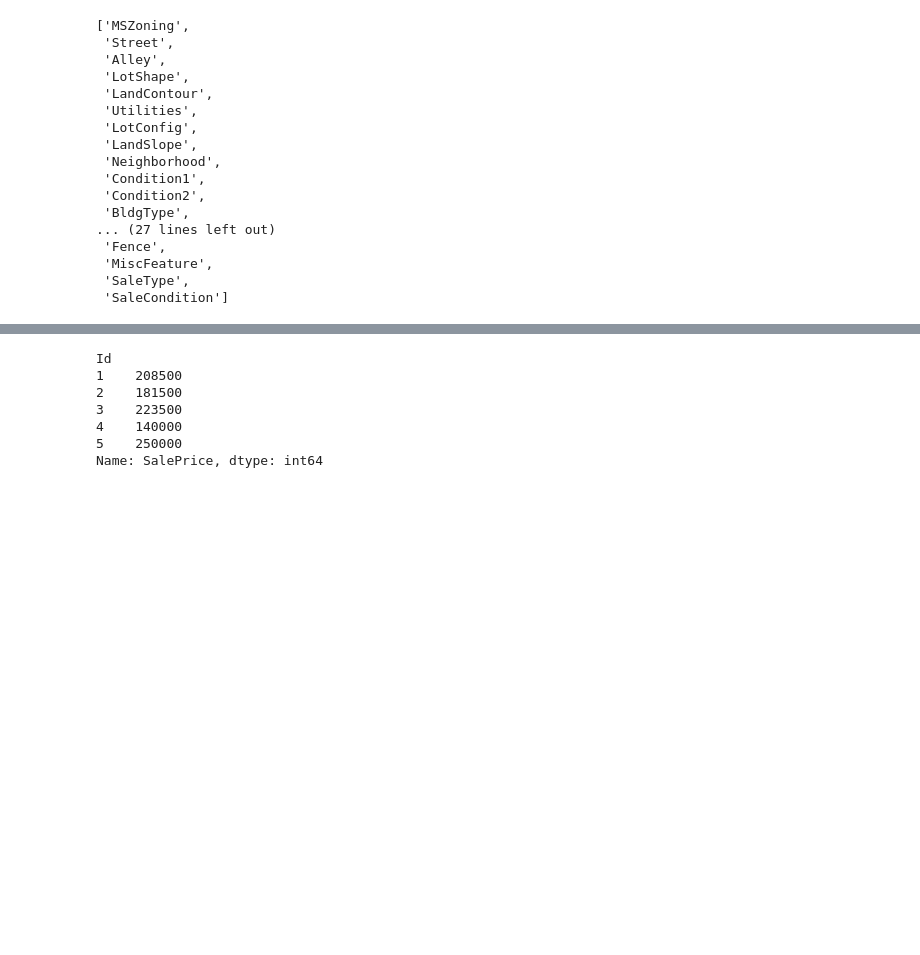
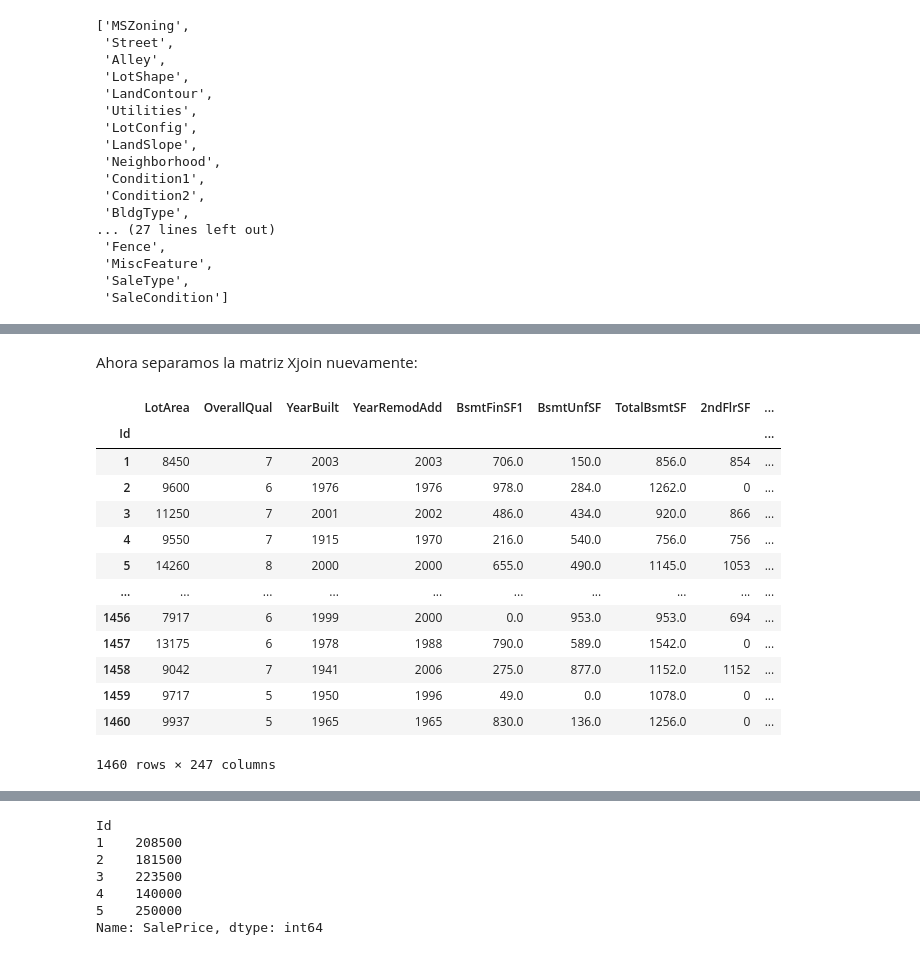
Before and after one commit to corina-cerezo/Proyecto-1-IA, a Jupyter notebook: Proyecto 1 IA.ipynb, the cells around one changed output, grey strips where cells are left out. Saved outputs shown, nothing was run; the diff lists cells and outputs as text; code cells hidden in the pictures; blank space fills up the shorter version.

```diff
--- a/Proyecto 1 IA.ipynb
+++ b/Proyecto 1 IA.ipynb
@@ -1074,0 +1103,20 @@ Xtrain.head()
+# %% [markdown]
+Ahora separamos la matriz Xjoin nuevamente:
+# %%
+Xtrain = Xjoin.iloc[0:1460,]
+Xtrain
+# %% [output]
+|  | LotArea | OverallQual | YearBuilt | YearRemodAdd | BsmtFinSF1 | BsmtUnfSF | TotalBsmtSF | 2ndFlrSF | ... |
+| Id |  |  |  |  |  |  |  |  | ... |
+| 1 | 8450 | 7 | 2003 | 2003 | 706.0 | 150.0 | 856.0 | 854 | ... |
+| 2 | 9600 | 6 | 1976 | 1976 | 978.0 | 284.0 | 1262.0 | 0 | ... |
+| 3 | 11250 | 7 | 2001 | 2002 | 486.0 | 434.0 | 920.0 | 866 | ... |
+| 4 | 9550 | 7 | 1915 | 1970 | 216.0 | 540.0 | 756.0 | 756 | ... |
+| 5 | 14260 | 8 | 2000 | 2000 | 655.0 | 490.0 | 1145.0 | 1053 | ... |
+| ... | ... | ... | ... | ... | ... | ... | ... | ... | ... |
+| 1456 | 7917 | 6 | 1999 | 2000 | 0.0 | 953.0 | 953.0 | 694 | ... |
+| 1457 | 13175 | 6 | 1978 | 1988 | 790.0 | 589.0 | 1542.0 | 0 | ... |
+| 1458 | 9042 | 7 | 1941 | 2006 | 275.0 | 877.0 | 1152.0 | 1152 | ... |
+| 1459 | 9717 | 5 | 1950 | 1996 | 49.0 | 0.0 | 1078.0 | 0 | ... |
+| 1460 | 9937 | 5 | 1965 | 1965 | 830.0 | 136.0 | 1256.0 | 0 | ... |
+1460 rows × 247 columns
```
Also changed, not shown: parts of 23 cells of this notebook, 4 other files.
